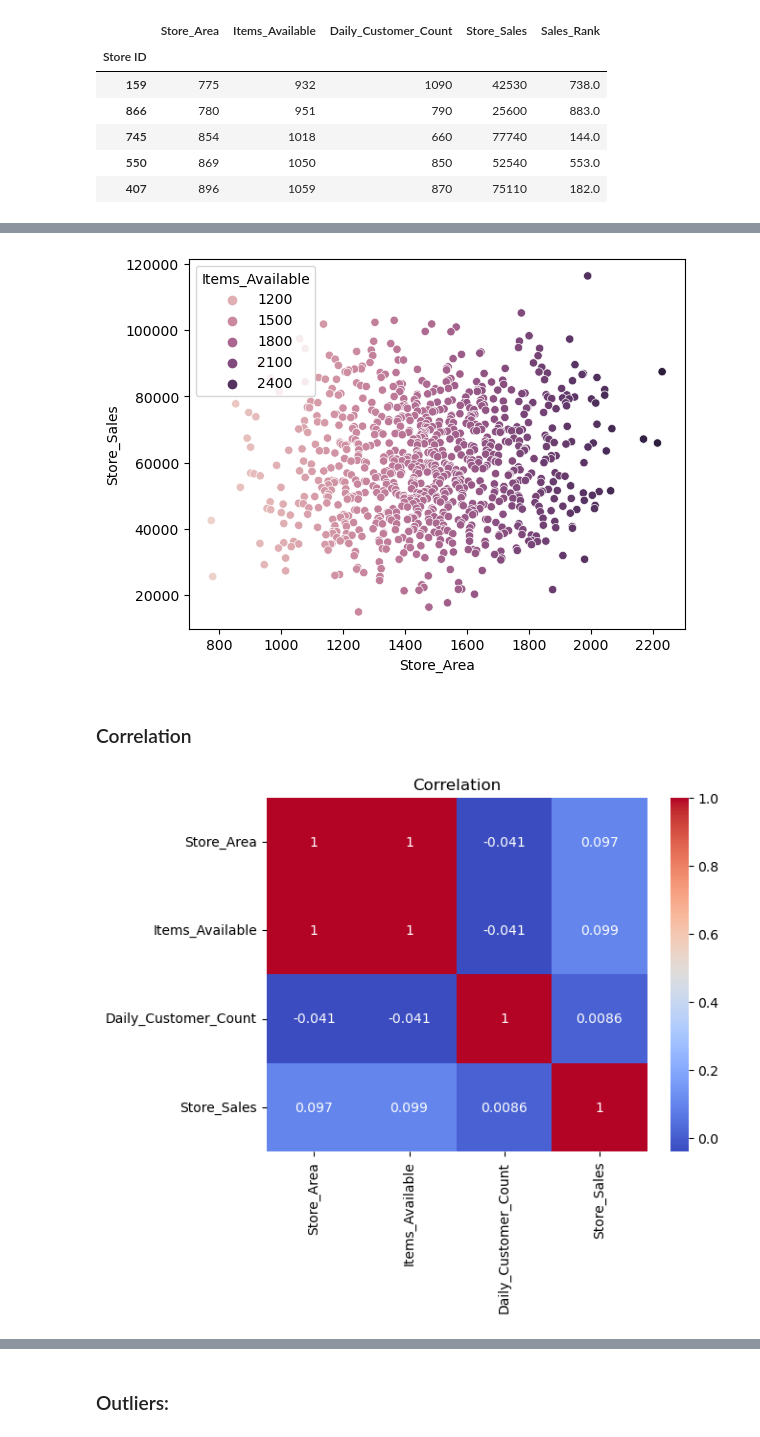
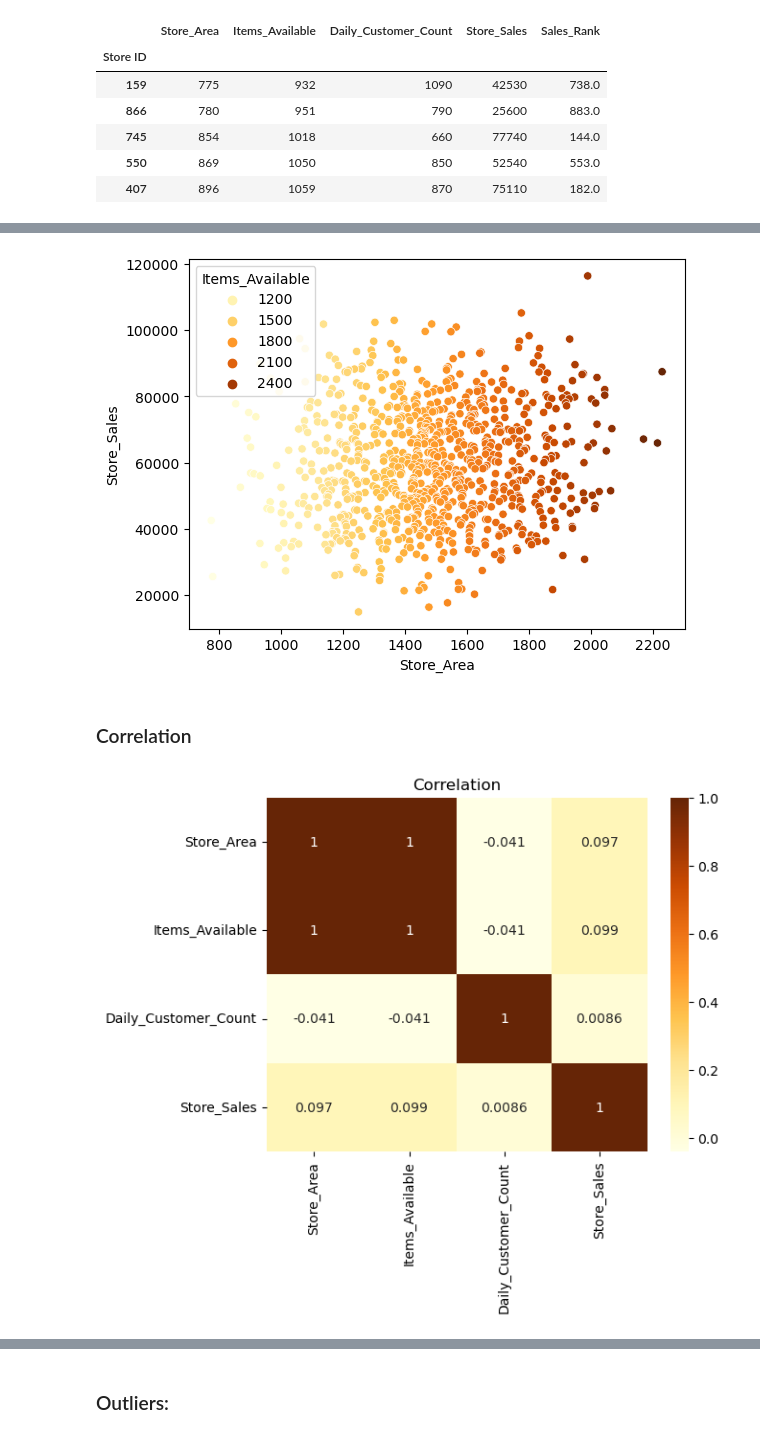
Before and after one commit to Benson2202/Supermarket-store-branches-sales-analysis, a Jupyter notebook: Supermarket store .ipynb, the cells around one changed output, grey strips where cells are left out. Saved outputs shown, nothing was run; the diff lists cells and outputs as text; code cells hidden in the pictures.

```diff
--- a/Supermarket store .ipynb
+++ b/Supermarket store .ipynb
@@ -151,18 +145,16 @@ sns.jointplot(x=stores['Store_Area'], y=stores['Store_Sales'], kind='resid')
 # %%
-sns.scatterplot(x=stores.Store_Area, y = stores.Store_Sales, hue=stores.Items_Available, legend='auto' )
-# sns.regplot(x=stores.Store_Area, y = stores.Store_Sales) #scaterplot with regresion line
-# sns.lmplot(x = 'Store_Area', y= 'Store_Sales',hue='Items_Available',data = stores) #sns.lmplot command to add two regression lines based on hue
+sns.scatterplot(x=stores.Store_Area, y = stores.Store_Sales, hue=stores.Items_Available, legend='auto',palette="YlOrBr" )
 plt.show()
 # %% [output]
-[figure, old version]
+[figure, new version]
 # %% [markdown]
 ### Correlation
 # %%
-sns.heatmap(stores.iloc[:,:4].corr(),annot=True,cmap="coolwarm" )
+sns.heatmap(stores.iloc[:,:4].corr(),annot=True,cmap="YlOrBr" )
 plt.title('Correlation')
 plt.show()
 # %% [output]
-[figure, old version]
+[figure, new version]
 # %%
 stores= stores.drop('Store_Area',axis=1) # delete Store_Area. Store_Area and Items_Available are completely correlated so I deleted Store_Area
 # %%
```
Also changed, not shown: parts of 16 cells of this notebook.
